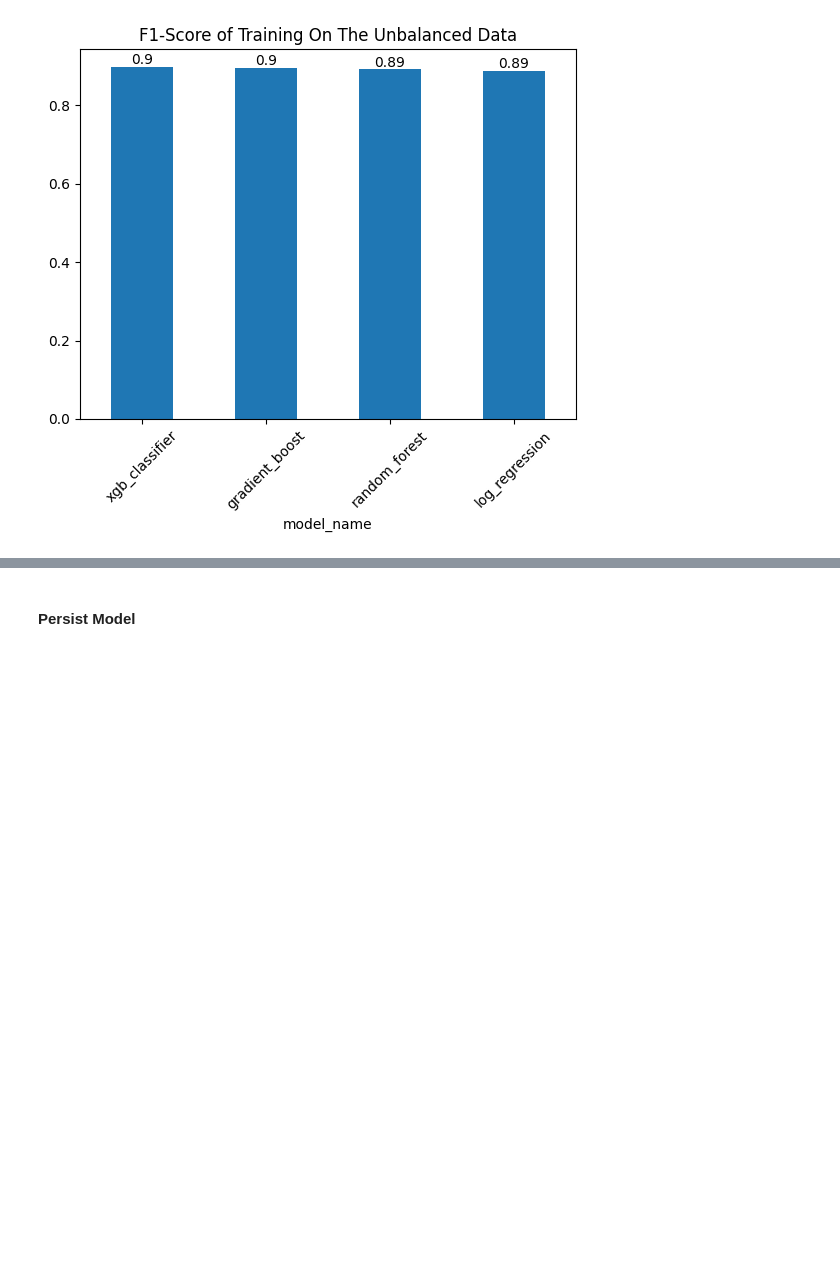
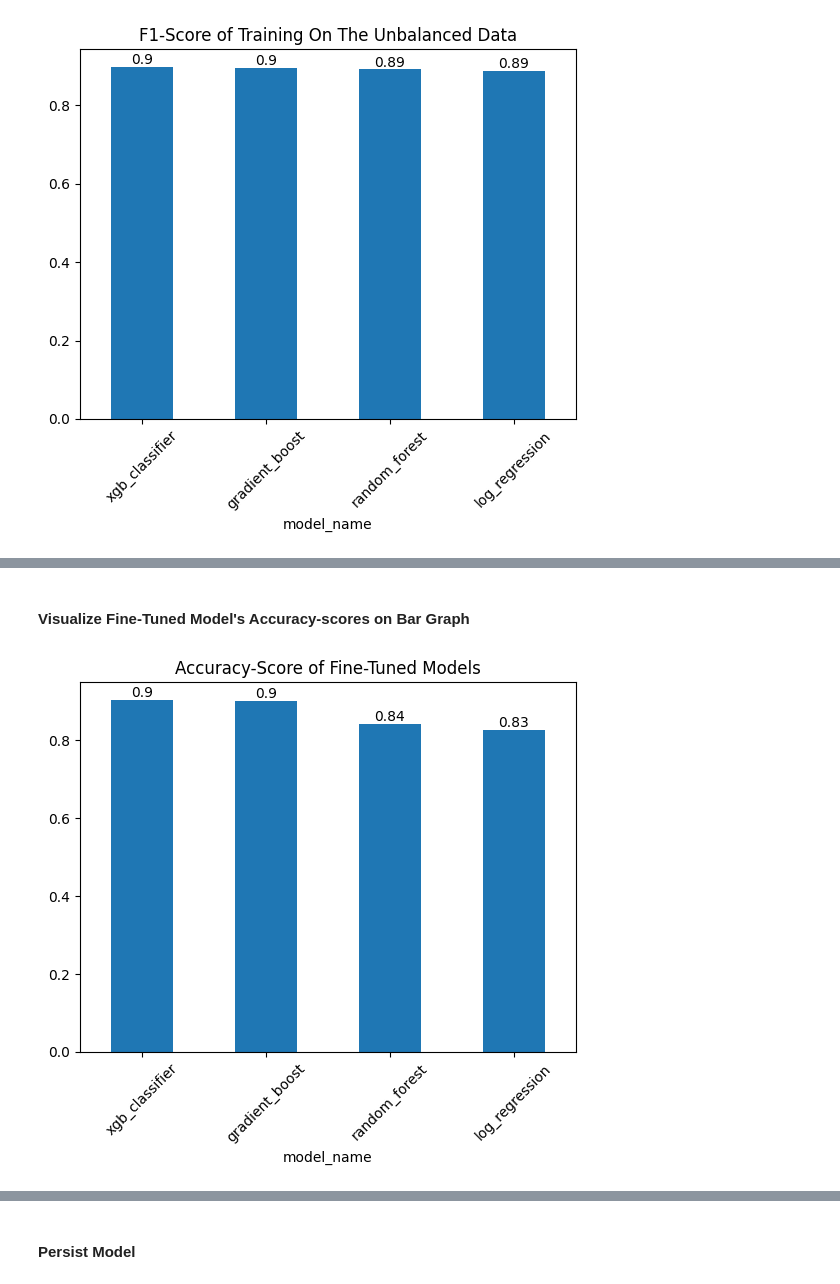
Before and after one commit to adubrightkwartengsnr/Customer_Subscription_Model, a Jupyter notebook: notebooks/customer_subscription.ipynb, the cells around one changed output, grey strips where cells are left out. Cells and saved outputs as stored; diff of their text form; code cells hidden in the pictures; blank space fills up the shorter version.

```diff
--- a/notebooks/customer_subscription.ipynb
+++ b/notebooks/customer_subscription.ipynb
@@ -979,0 +1184,13 @@ In order for me to tackle this challenge, I used SMOTE(Synthetic Minority Over S
+# %% [markdown]
+#### Visualize Fine-Tuned Model's Accuracy-scores on Bar Graph
+# %%
+tuned_metrics_df.set_index("model_name",inplace=True)
+bar = tuned_metrics_df["accuracy"].plot(kind="bar")
+# add data labels
+for i,v in enumerate(tuned_metrics_df["accuracy"]):
+    bar.text(i,v, str(round(v,2)), ha="center", va="bottom")
+plt.title("Accuracy-Score of Fine-Tuned Models")
+plt.xticks(rotation = 45)
+plt.show()
+# %% [output]
+[figure, added]
```
Also changed, not shown: parts of 33 cells of this notebook, 2 other files.
